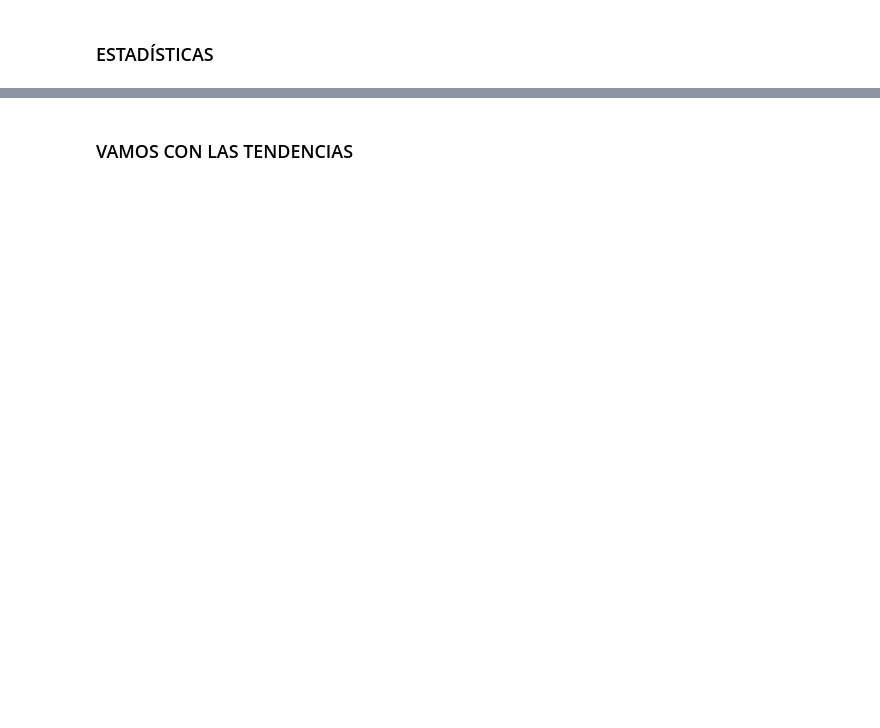
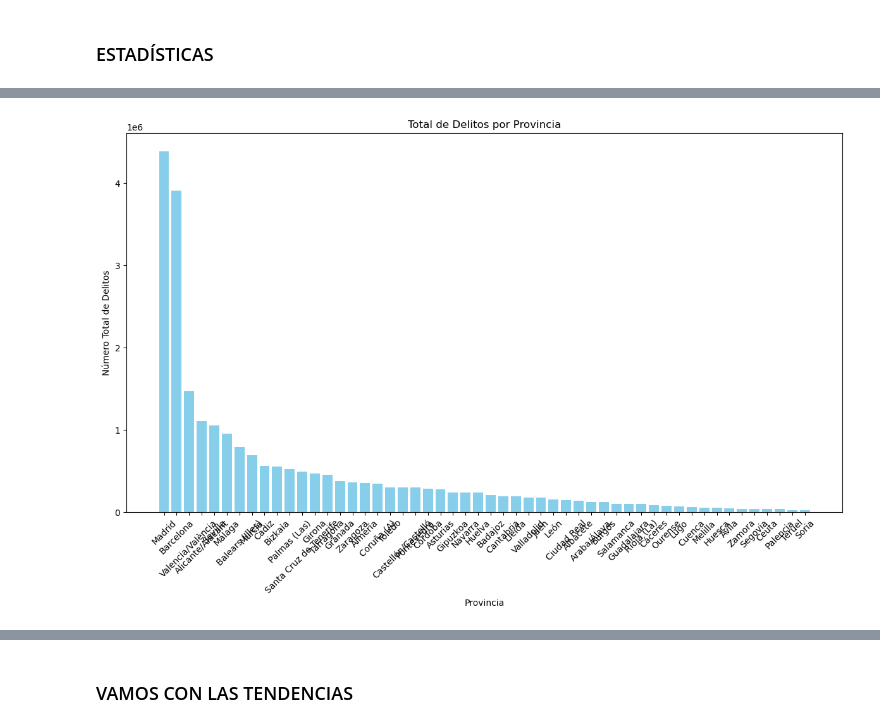
Before and after one commit to LuisHRF/Home-Insurance-Study-Project, a Jupyter notebook: main.ipynb, the cells around one changed output, grey strips where cells are left out. Saved outputs shown, nothing was run; the diff lists cells and outputs as text; code cells hidden in the pictures; blank space fills up the shorter version.

```diff
--- a/main.ipynb
+++ b/main.ipynb
@@ -42,0 +157,4 @@ data_clean_years
+# %%
+# Restablecer el índice en 10 resultados
+df_cleaned_af.reset_index(drop=True, inplace=True)
+print(df_cleaned_af.to_string(index=False))
@@ -43,3 +179,3 @@ data_clean_years
 # %%
-# Traducción de columnas
-data_clean_years.columns = traducir_columnas(data_clean_years.columns)
+# Verificar y Cambiar el tipo de datos de las columnas
+df_cleaned_af.columns = traducir_columnas(df_cleaned_af.columns, translations)
@@ -62,3 +182,6 @@ data_clean_years = data_clean_years.apply(verify_and_switch_datatypes)
 # %%
+'''
 # Convertir los años en datatime
-data_clean_years = data_clean.apply(convert_year_into_datetime)
+df_cleaned_af = convert_year_into_datetime(df_cleaned_af)
+'''
+# Ver código de siguiente celda.
@@ -67,2 +190,9 @@ data_clean_years
+# %%
+df_cleaned_af['year'] = pd.to_datetime(df_cleaned_af['year'].astype(int).astype(str) + '-01-01', format='%Y-%m-%d')
+
+# Extrae solo el año de la columna datetime
+df_cleaned_af['year'] = df_cleaned_af['year'].dt.year
+
+print(df_cleaned_af)
 # %% [markdown]
 ### ESTADÍSTICAS
@@ -68,0 +217,24 @@ data_clean_years
+# %%
+# SUMAR TODOS LOS DELITOS DE TODOS LOS AÑOS PARA CADA PROVINCIA
+crime_columns = [
+    'Assault', 'Injuries', 'small robberies', 'robs_with_force',
+    'robs_force_vehicles', 'robs_force_homes', 'robs_force_stores',
+    'robs_violence_intimidation', 'robs_violence_publicways',
+    'robs_violence_homes', 'robs_violence_stores'
+]
+
+df_total_crimes = df_cleaned_af.groupby('Province').sum().reset_index() # Group by province
+df_total_crimes['Total Crimes'] = df_total_crimes[crime_columns].sum(axis=1) # New column for total crimes.
+df_total_crimes = df_total_crimes.sort_values(by='Total Crimes', ascending=False) # Descending order
+
+# Bar histogram
+plt.figure(figsize=(12, 8))
+plt.bar(df_total_crimes['Province'], df_total_crimes['Total Crimes'], color='skyblue')
+plt.title('Total de Delitos por Provincia')
+plt.xlabel('Provincia')
+plt.ylabel('Número Total de Delitos')
+plt.xticks(rotation=45)
+plt.tight_layout()
+plt.show()
+# %% [output]
+[figure, added]
```
Also changed, not shown: parts of 20 cells of this notebook, 2 other files.
